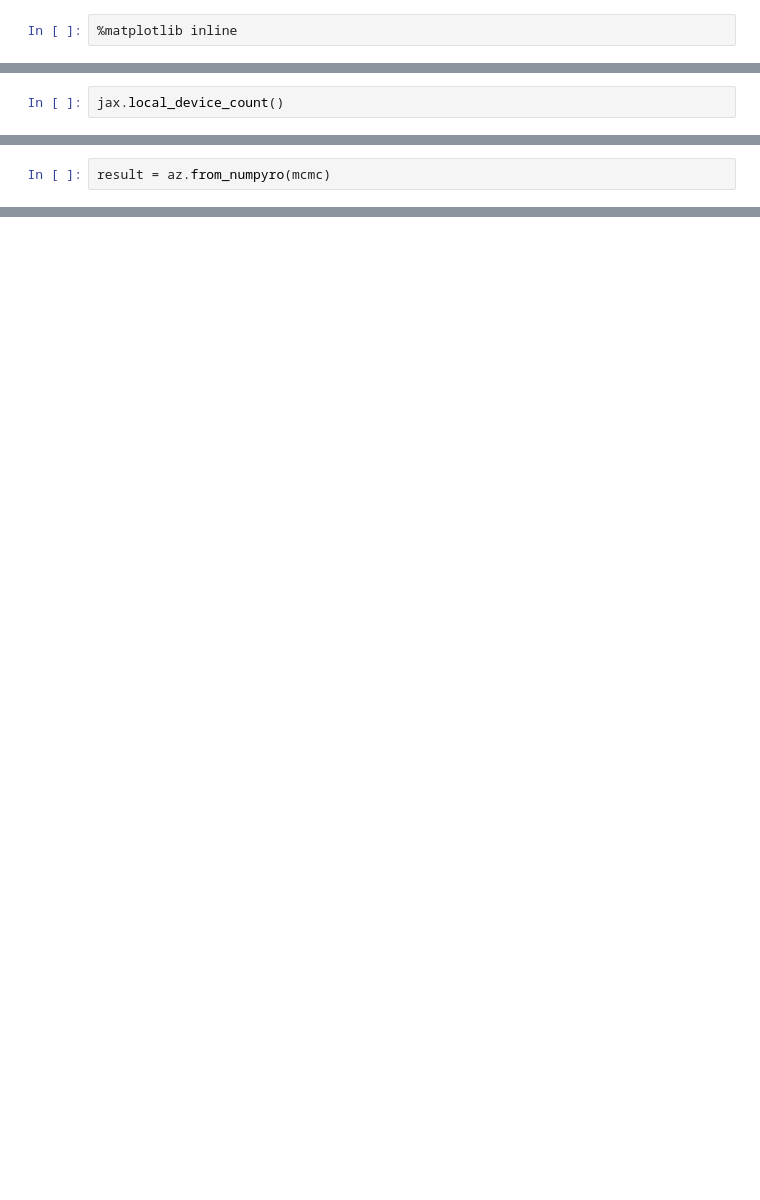
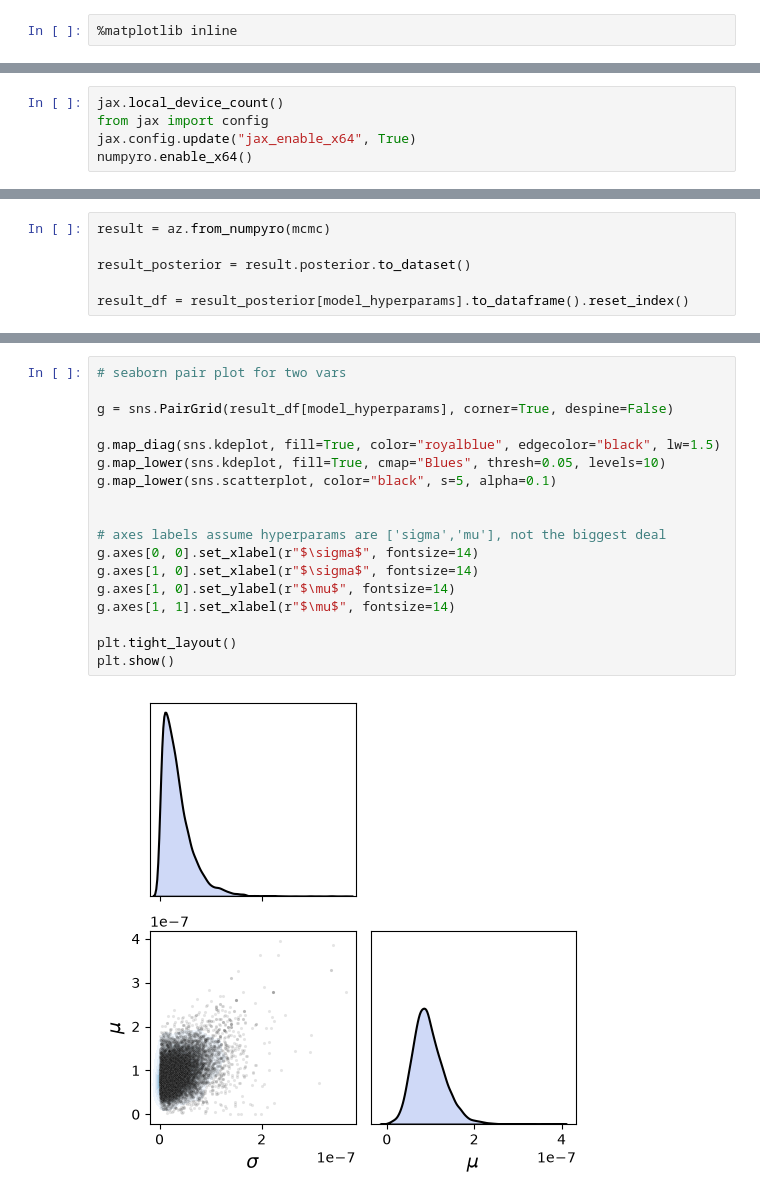
Before and after one commit to NathanielRodgers/Pulsar_Ellipticity_Inference, a Jupyter notebook: hier_numpyro.ipynb, the cells around one changed output, grey strips where cells are left out. Cells and saved outputs as stored; diff of their text form; blank space fills up the shorter version.

```diff
--- a/hier_numpyro.ipynb
+++ b/hier_numpyro.ipynb
@@ -18,2 +21,5 @@ numpyro.set_host_device_count(8)
 # %%
 jax.local_device_count()
+from jax import config
+jax.config.update("jax_enable_x64", True)
+numpyro.enable_x64()
@@ -107,2 +429,6 @@ mcmc.run(jax.random.PRNGKey(1234), fake_obs)
 # %%
 result = az.from_numpyro(mcmc)
+
+result_posterior = result.posterior.to_dataset()
+
+result_df = result_posterior[model_hyperparams].to_dataframe().reset_index()
@@ -121,0 +447,20 @@ plt.show()
+# %%
+# seaborn pair plot for two vars
+
+g = sns.PairGrid(result_df[model_hyperparams], corner=True, despine=False)
+
+g.map_diag(sns.kdeplot, fill=True, color="royalblue", edgecolor="black", lw=1.5)
+g.map_lower(sns.kdeplot, fill=True, cmap="Blues", thresh=0.05, levels=10)
+g.map_lower(sns.scatterplot, color="black", s=5, alpha=0.1)
+
+
+# axes labels assume hyperparams are ['sigma','mu'], not the biggest deal
+g.axes[0, 0].set_xlabel(r"$\sigma$", fontsize=14)
+g.axes[1, 0].set_xlabel(r"$\sigma$", fontsize=14)
+g.axes[1, 0].set_ylabel(r"$\mu$", fontsize=14)
+g.axes[1, 1].set_xlabel(r"$\mu$", fontsize=14)
+
+plt.tight_layout()
+plt.show()
+# %% [output]
+[figure, added]
```
Also changed, not shown: parts of 48 cells of this notebook, 18 other files.
